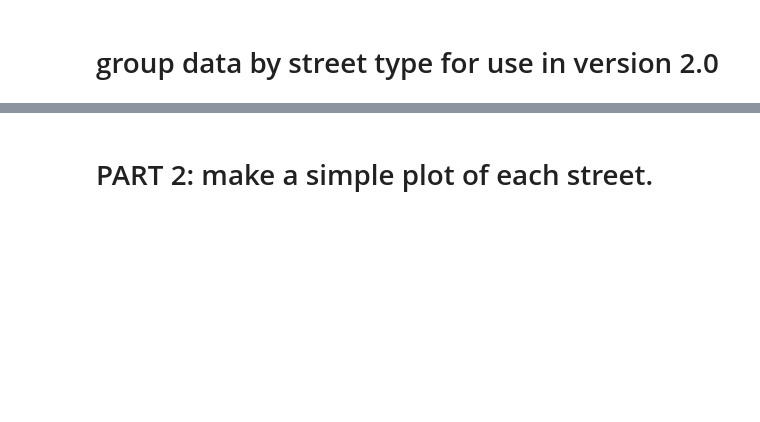
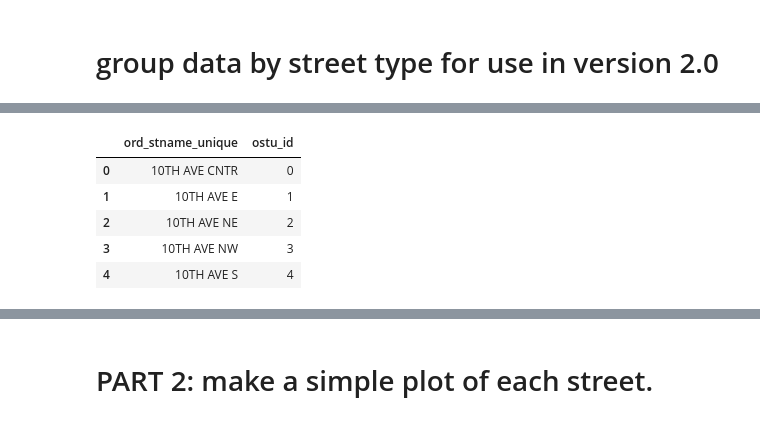
Before and after one commit to mike-babb/seattle_streets, a Jupyter notebook: code/step_06a_format_data_for_v2.ipynb, the cells around one changed output, grey strips where cells are left out. Cells and saved outputs as stored; diff of their text form; code cells hidden in the pictures; blank space fills up the shorter version.

```diff
--- a/code/step_06a_format_data_for_v2.ipynb
+++ b/code/step_06a_format_data_for_v2.ipynb
@@ -55,6 +60,6 @@ gdf['ord_stname_concat'].unique().shape
 # %% [markdown]
 # group data by street type for use in version 2.0
 # %%
-col_names = ['ord_street_name', 'ord_street_type', 'ord_stname_concat', 'city_portion']
+col_names = ['ord_street_name', 'ord_street_type', 'ord_stname_concat','ord_stname_unique',  'city_portion']
 st_name_type_df = gdf[col_names].drop_duplicates()
 # %%
@@ -106,3 +146,15 @@ ostc_df.head()
+# %%
+# ord_stname_unique
+ostu_df = st_name_type_df['ord_stname_unique'].drop_duplicates().to_frame().sort_values(by = 'ord_stname_unique').reset_index(drop = True)
+ostu_df['ostu_id'] = range(0, ostu_df.shape[0])
+ostu_df.head()
+# %% [output]
+|  | ord_stname_unique | ostu_id |
+| 0 | 10TH AVE CNTR | 0 |
+| 1 | 10TH AVE E | 1 |
+| 2 | 10TH AVE NE | 2 |
+| 3 | 10TH AVE NW | 3 |
+| 4 | 10TH AVE S | 4 |
 # %%
 # join to get the id values
 st_name_type_df = pd.merge(left = st_name_type_df, right = osn_df)
```
Also changed, not shown: parts of 44 cells of this notebook, 10 other files.
